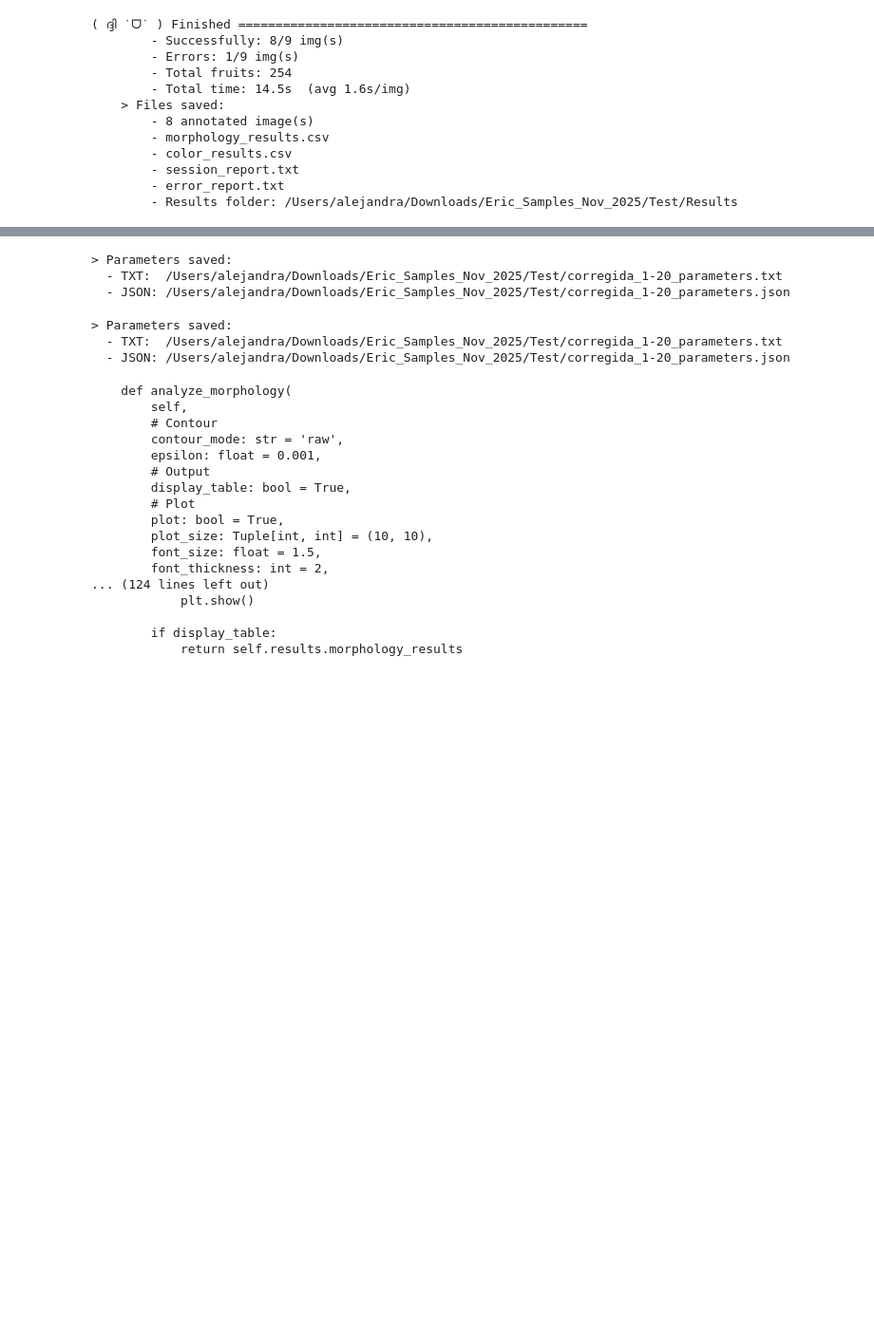
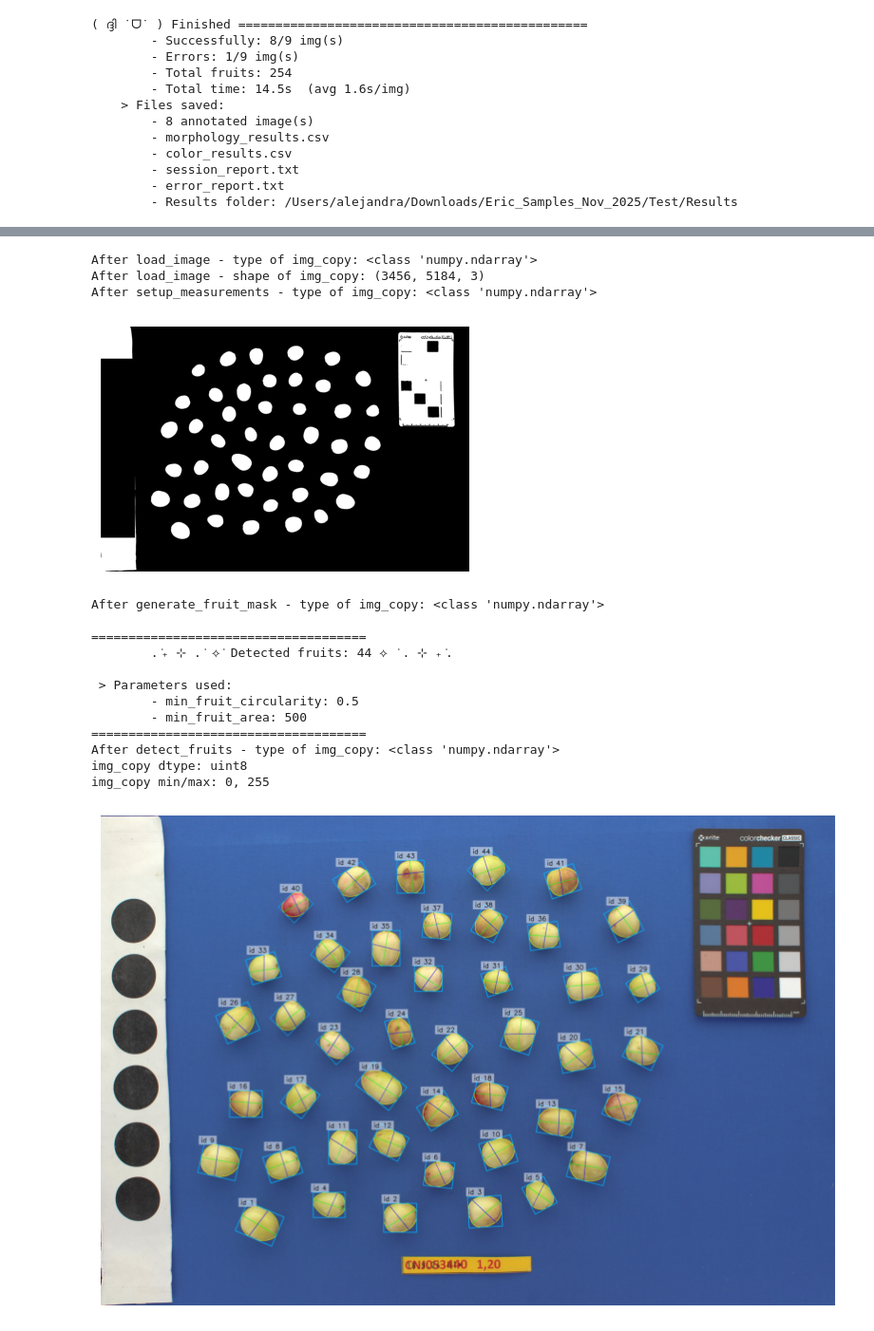
Before and after one commit to mariameraz/traitly, a Jupyter notebook: src/traitly/Untitled-1.ipynb, the cells around one changed output, grey strips where cells are left out. Shown at 95% size. Saved outputs shown, nothing was run; the diff lists cells and outputs as text; code cells hidden in the pictures; blank space fills up the shorter version.

```diff
--- a/src/traitly/Untitled-1.ipynb
+++ b/src/traitly/Untitled-1.ipynb
@@ -74,34 +91,45 @@ test.analyze_color(plot =False, font_size = 10, display_table = False)
-# %%
-test.save_parameters()
-# %% [output]
-> Parameters saved:
-  - TXT:  /Users/alejandra/Downloads/Eric_Samples_Nov_2025/Test/corregida_1-20_parameters.txt
-  - JSON: /Users/alejandra/Downloads/Eric_Samples_Nov_2025/Test/corregida_1-20_parameters.json
-# %%
-test.save_parameters()
-# %% [output]
-> Parameters saved:
-  - TXT:  /Users/alejandra/Downloads/Eric_Samples_Nov_2025/Test/corregida_1-20_parameters.txt
-  - JSON: /Users/alejandra/Downloads/Eric_Samples_Nov_2025/Test/corregida_1-20_parameters.json
-# %%
-import inspect
-from traitly.fruit_phenotyping import FruitExternalAnalyzer
-print(inspect.getsource(FruitExternalAnalyzer.analyze_morphology))
-# %% [output]
-    def analyze_morphology(
-        self,
-        # Contour
-        contour_mode: str = 'raw',
-        epsilon: float = 0.001,
-        # Output
-        display_table: bool = True,
-        # Plot
-        plot: bool = True,
-        plot_size: Tuple[int, int] = (10, 10),
-        font_size: float = 1.5,
-        font_thickness: int = 2,
-... (124 lines left out)
-            plt.show()
-
-        if display_table:
-            return self.results.morphology_results
+# %%
+from traitly.fruit_phenotyping import FruitExternalAnalyzer
+
+path = '/Users/alejandra/Downloads/Eric_Samples_Nov_2025/Test/corregida_1-20.jpg'
+test = FruitExternalAnalyzer(path)
+
+test.load_image(plot=False)
+print(f"After load_image - type of img_copy: {type(test.img_copy)}")
+print(f"After load_image - shape of img_copy: {test.img_copy.shape if test.img_copy is not None else 'None'}")
+
+test.setup_measurements(verbose=False)
+print(f"After setup_measurements - type of img_copy: {type(test.img_copy)}")
+
+test.generate_fruit_mask(plot=True)
+print(f"After generate_fruit_mask - type of img_copy: {type(test.img_copy)}")
+
+test.detect_fruits(verbose=True)
+print(f"After detect_fruits - type of img_copy: {type(test.img_copy)}")
+
+# Check if img_copy is still a valid numpy array
+if test.img_copy is not None:
+    print(f"img_copy dtype: {test.img_copy.dtype}")
+    print(f"img_copy min/max: {test.img_copy.min()}, {test.img_copy.max()}")
+else:
+    print("img_copy is None!")
+
+test.analyze_morphology(display_table=False)
+# %% [output]
+After load_image - type of img_copy: <class 'numpy.ndarray'>
+After load_image - shape of img_copy: (3456, 5184, 3)
+After setup_measurements - type of img_copy: <class 'numpy.ndarray'>
+[figure, added]
+After generate_fruit_mask - type of img_copy: <class 'numpy.ndarray'>
+
+=====================================
+        . ݁₊ ⊹ . ݁ ⟡ ݁ Detected fruits: 44 ⟡ ݁ . ⊹ ₊ ݁.
+
+ > Parameters used:
+        - min_fruit_circularity: 0.5
+        - min_fruit_area: 500
+=====================================
+After detect_fruits - type of img_copy: <class 'numpy.ndarray'>
+img_copy dtype: uint8
+img_copy min/max: 0, 255
+[figure, added]
```
Also changed, not shown: parts of 2 cells of this notebook, 34 other files.
